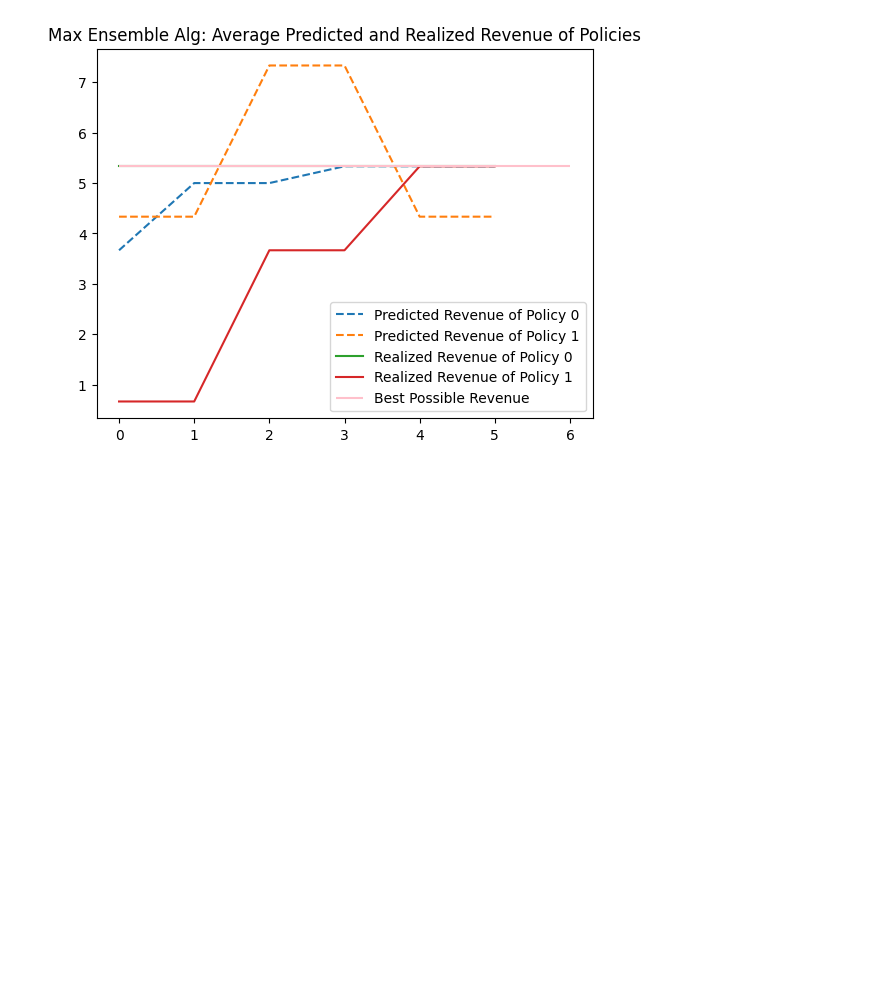
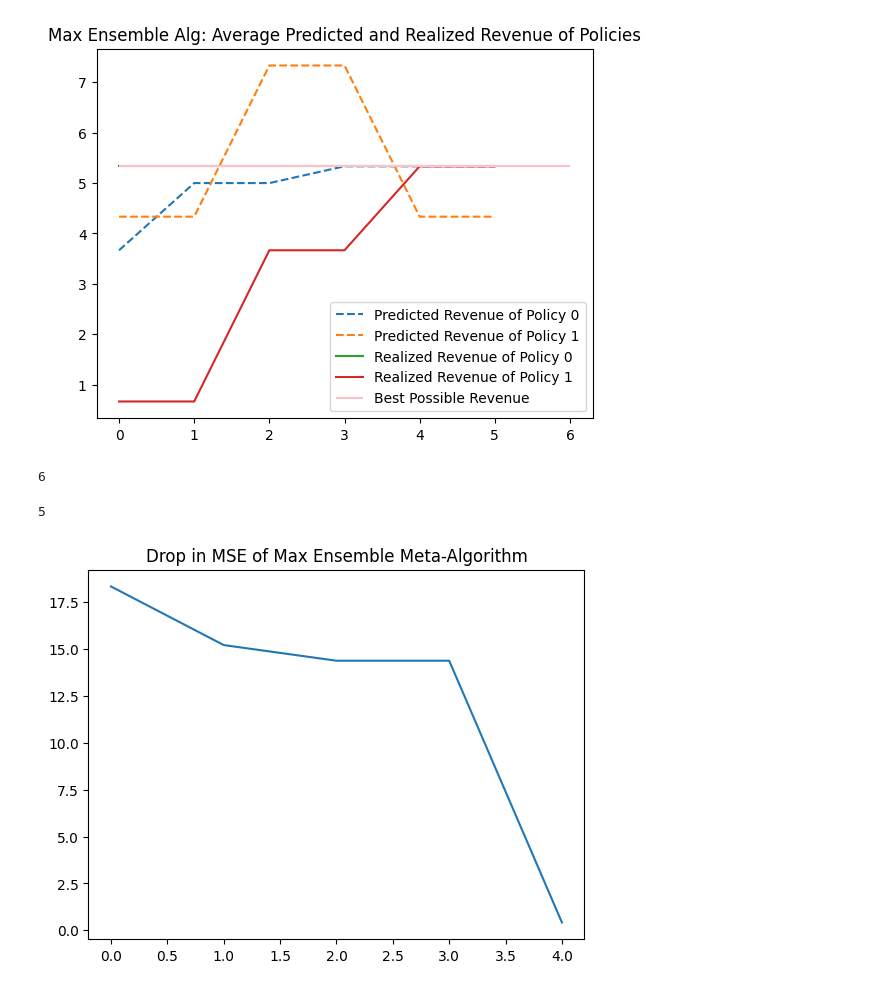
Before and after one commit to globusharris/ensembling-constrained-optimization, a Jupyter notebook: experiments.ipynb, the cells around one changed output. Drawn from its saved outputs; the diff is of its cells as text; code cells hidden in the pictures; blank space fills up the shorter version.

Commit message:
Added meta-ensembling alg and synthetic data experiments

```diff
--- a/experiments.ipynb
+++ b/experiments.ipynb
@@ -113,6 +114,7 @@ importlib.reload(policies)
 
 xs = np.array([[1],[2],[3]])
 ys = np.array([[1,10], [2,1], [4,0]])
+pred_dim = 2
 
 def h0(xs):
     preds = []
@@ -177,3 +179,20 @@ plt.title("Max Ensemble Alg: Average Predicted and Realized Revenue of Policies"
 # %% [output]
 Text(0.5, 1.0, 'Max Ensemble Alg: Average Predicted and Realized Revenue of Policies')
 [figure]
+# %%
+len(model.predictions_by_round)
+# %% [output]
+6
+# %%
+len(model.meta_model_pred_by_round)
+# %% [output]
+5
+# %%
+ensemble_mse = np.array([mse(ys, model.meta_model_pred_by_round[i]) for i in range(len(model.meta_model_pred_by_round))])
+coord = 0
+
+plt.plot(np.arange(len(ensemble_mse)), ensemble_mse)
+plt.title("Drop in MSE of Max Ensemble Meta-Algorithm")
+plt.savefig('meta-algMSE.png')
+# %% [output]
+[figure, added]
```
Also changed, not shown: parts of 19 cells of this notebook, 1 other file.
